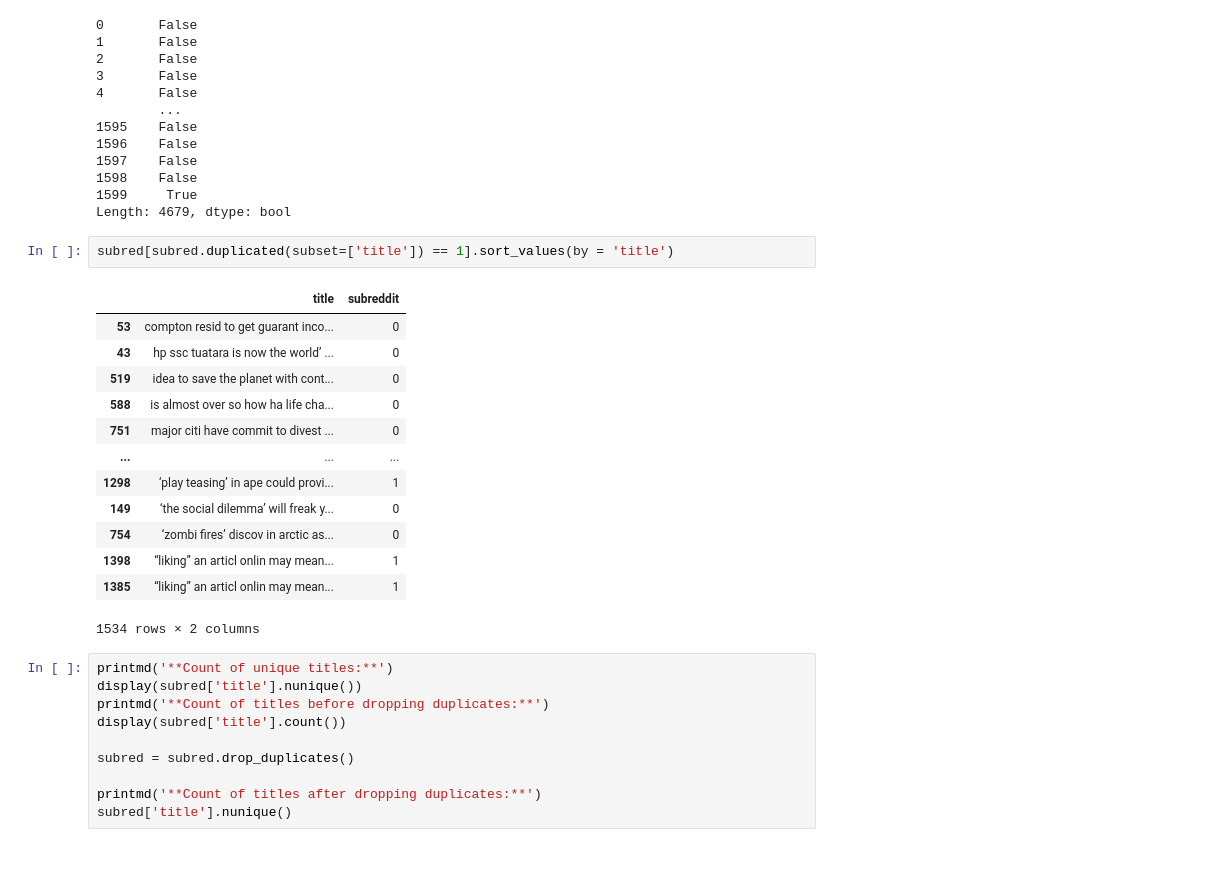
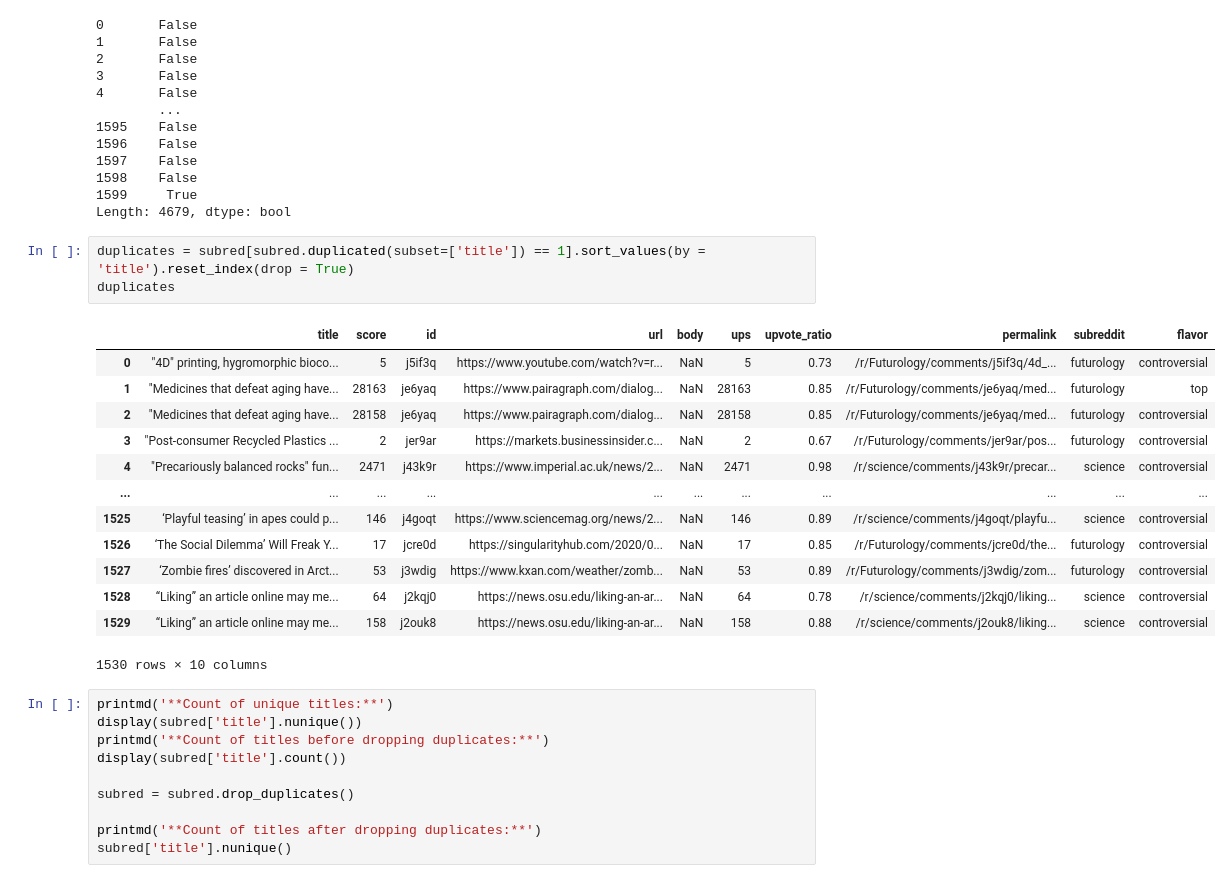
Before and after one commit to abishop17/plausible_utopia_nlp_classification_modeling, a Jupyter notebook: code/Project 3 - #1 of 3 (Preprocessing, EDA) - Plausible Utopia -- Classification Modeling on Subreddits.ipynb, the cells around one changed output. Cells and saved outputs as stored; diff of their text form.

```diff
--- a/code/Project 3 - #1 of 3 (Preprocessing, EDA) - Plausible Utopia -- Classification Modeling on Subreddits.ipynb
+++ b/code/Project 3 - #1 of 3 (Preprocessing, EDA) - Plausible Utopia -- Classification Modeling on Subreddits.ipynb
@@ -194,21 +194,22 @@ subred.duplicated(subset=['title'])
 1599     True
 Length: 4679, dtype: bool
 # %%
-subred[subred.duplicated(subset=['title']) == 1].sort_values(by = 'title')
+duplicates = subred[subred.duplicated(subset=['title']) == 1].sort_values(by = 'title').reset_index(drop = True)
+duplicates
 # %% [output]
-|  | title | subreddit |
-| 53 | compton resid to get guarant inco... | 0 |
-| 43 | hp ssc tuatara is now the world’ ... | 0 |
-| 519 | idea to save the planet with cont... | 0 |
-| 588 | is almost over so how ha life cha... | 0 |
-| 751 | major citi have commit to divest ... | 0 |
-| ... | ... | ... |
-| 1298 | ‘play teasing’ in ape could provi... | 1 |
-| 149 | ‘the social dilemma’ will freak y... | 0 |
-| 754 | ‘zombi fires’ discov in arctic as... | 0 |
-| 1398 | “liking” an articl onlin may mean... | 1 |
-| 1385 | “liking” an articl onlin may mean... | 1 |
+|  | title | score | id | url | body | ups | upvote_ratio | permalink | subreddit | flavor |
+| 0 | "4D" printing, hygromorphic bioco... | 5 | j5if3q | https://www.youtube.com/watch?v=r... | NaN | 5 | 0.73 | /r/Futurology/comments/j5if3q/4d_... | futurology | controversial |
+| 1 | "Medicines that defeat aging have... | 28163 | je6yaq | https://www.pairagraph.com/dialog... | NaN | 28163 | 0.85 | /r/Futurology/comments/je6yaq/med... | futurology | top |
+| 2 | "Medicines that defeat aging have... | 28158 | je6yaq | https://www.pairagraph.com/dialog... | NaN | 28158 | 0.85 | /r/Futurology/comments/je6yaq/med... | futurology | controversial |
+| 3 | "Post-consumer Recycled Plastics ... | 2 | jer9ar | https://markets.businessinsider.c... | NaN | 2 | 0.67 | /r/Futurology/comments/jer9ar/pos... | futurology | controversial |
+| 4 | "Precariously balanced rocks" fun... | 2471 | j43k9r | https://www.imperial.ac.uk/news/2... | NaN | 2471 | 0.98 | /r/science/comments/j43k9r/precar... | science | controversial |
+| ... | ... | ... | ... | ... | ... | ... | ... | ... | ... | ... |
+| 1525 | ‘Playful teasing’ in apes could p... | 146 | j4goqt | https://www.sciencemag.org/news/2... | NaN | 146 | 0.89 | /r/science/comments/j4goqt/playfu... | science | controversial |
+| 1526 | ‘The Social Dilemma’ Will Freak Y... | 17 | jcre0d | https://singularityhub.com/2020/0... | NaN | 17 | 0.85 | /r/Futurology/comments/jcre0d/the... | futurology | controversial |
+| 1527 | ‘Zombie fires’ discovered in Arct... | 53 | j3wdig | https://www.kxan.com/weather/zomb... | NaN | 53 | 0.89 | /r/Futurology/comments/j3wdig/zom... | futurology | controversial |
+| 1528 | “Liking” an article online may me... | 64 | j2kqj0 | https://news.osu.edu/liking-an-ar... | NaN | 64 | 0.78 | /r/science/comments/j2kqj0/liking... | science | controversial |
+| 1529 | “Liking” an article online may me... | 158 | j2ouk8 | https://news.osu.edu/liking-an-ar... | NaN | 158 | 0.88 | /r/science/comments/j2ouk8/liking... | science | controversial |
-1534 rows × 2 columns
+1530 rows × 10 columns
 # %%
 printmd('**Count of unique titles:**')
 display(subred['title'].nunique())
```
Also changed, not shown: parts of 6 cells of this notebook, 2 other files.
